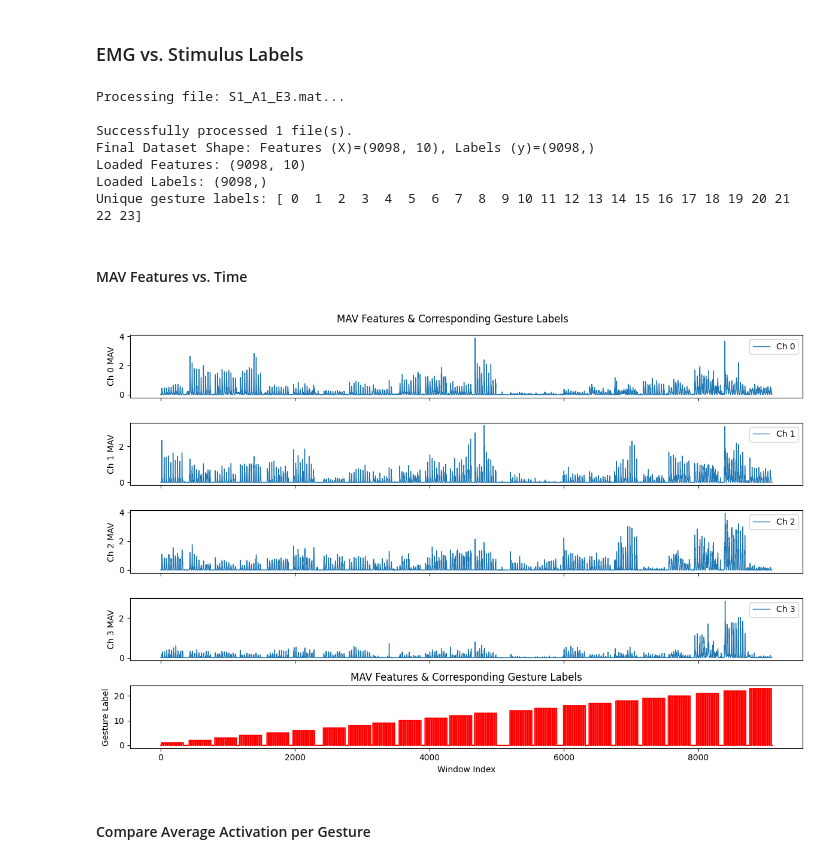
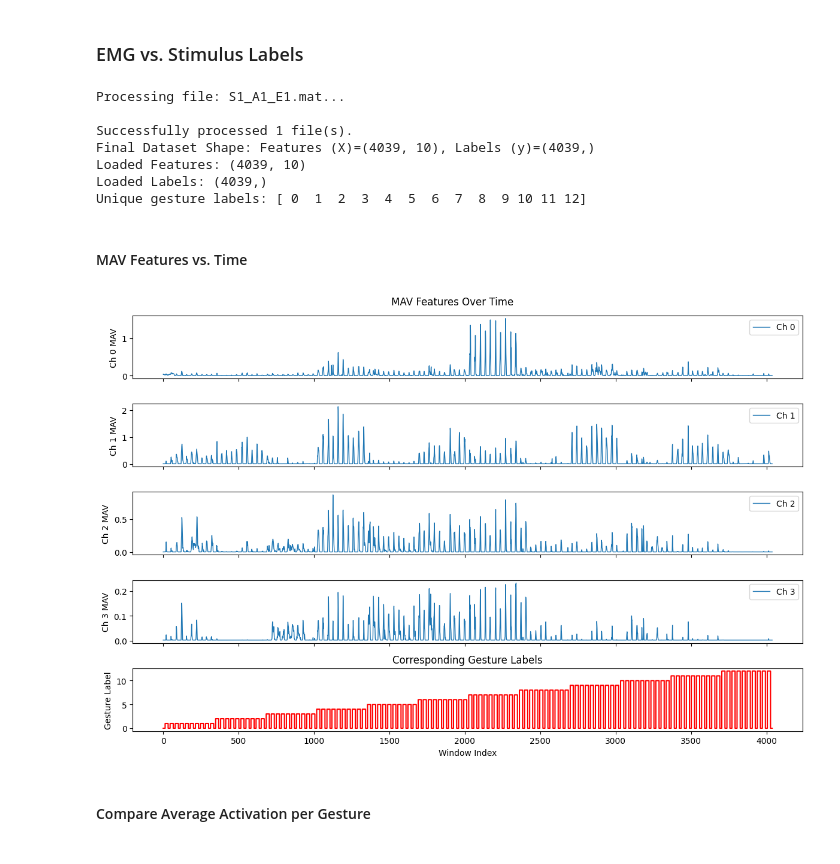
Before and after one commit to tnunn-2/EMG_Motion, a Jupyter notebook: notebooks/visualizations.ipynb, the cells around one changed output. Drawn from its saved outputs; the diff is of its cells as text; code cells hidden in the pictures.

```diff
--- a/notebooks/visualizations.ipynb
+++ b/notebooks/visualizations.ipynb
@@ -43,7 +43,7 @@ sys.path.append(str(PROJECT_ROOT / "src"))
 
 
 DATA_PATH = PROJECT_ROOT / "data" / "ninapro" / "DB1" / "S1"
-SINGLE_FILE = DATA_PATH / "S1_A1_E3.mat"  # E2 = grasping primitives
+SINGLE_FILE = DATA_PATH / "S1_A1_E1.mat"  # E2 = grasping primitives
 
 WINDOW_SIZE = 50
 OVERLAP_SIZE = 25
@@ -55,38 +55,38 @@ print(f"Loaded Features: {X.shape}")
 print(f"Loaded Labels: {Y.shape}")
 print("Unique gesture labels:", np.unique(Y))
 # %% [output]
-Processing file: S1_A1_E3.mat...
+Processing file: S1_A1_E1.mat...
 
 Successfully processed 1 file(s).
-Final Dataset Shape: Features (X)=(9098, 10), Labels (y)=(9098,)
-Loaded Features: (9098, 10)
-Loaded Labels: (9098,)
-Unique gesture labels: [ 0  1  2  3  4  5  6  7  8  9 10 11 12 13 14 15 16 17 18 19 20 21 22 23]
+Final Dataset Shape: Features (X)=(4039, 10), Labels (y)=(4039,)
+Loaded Features: (4039, 10)
+Loaded Labels: (4039,)
+Unique gesture labels: [ 0  1  2  3  4  5  6  7  8  9 10 11 12]
 # %% [markdown]
 #### MAV Features vs. Time
 # %%
 selectChannels = [0, 1, 2, 3]  # pick a few EMG channels
 
 fig, axs = plt.subplots(len(selectChannels) + 1, 1, figsize=(12, 8), sharex=True)
 
-fig.suptitle("MAV Features & Corresponding Gesture Labels")
+fig.suptitle("MAV Features Over Time")
 
 # Plot MAV features per channel
 for i, ch in enumerate(selectChannels):
     axs[i].plot(X[:, ch], label=f'Ch {ch}', linewidth=1)
     axs[i].set_ylabel(f'Ch {ch} MAV')
     axs[i].legend(loc='upper right')
 
 # Plot gesture labels as red step plot
 axs[-1].step(np.arange(len(Y)), Y, where='post', color='red')
 axs[-1].set_ylabel("Gesture Label")
 axs[-1].set_xlabel("Window Index")
-axs[-1].set_title("MAV Features & Corresponding Gesture Labels")
+axs[-1].set_title("Corresponding Gesture Labels")
 
 plt.tight_layout()
-plt.savefig(FIG_DIR / "mavFeatures_E3.png", dpi=300, bbox_inches="tight")
+plt.savefig(FIG_DIR / "mavFeatures_E1.png", dpi=300, bbox_inches="tight")
 # %% [output]
-[figure, old version]
+[figure, new version]
 # %% [markdown]
 #### Compare Average Activation per Gesture
 # %%
```
Also changed, not shown: 2 other files.
